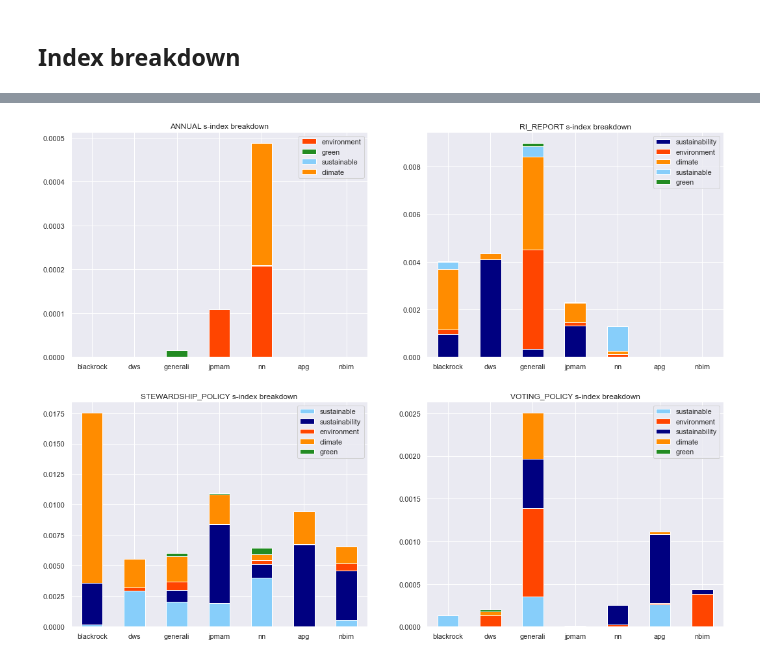
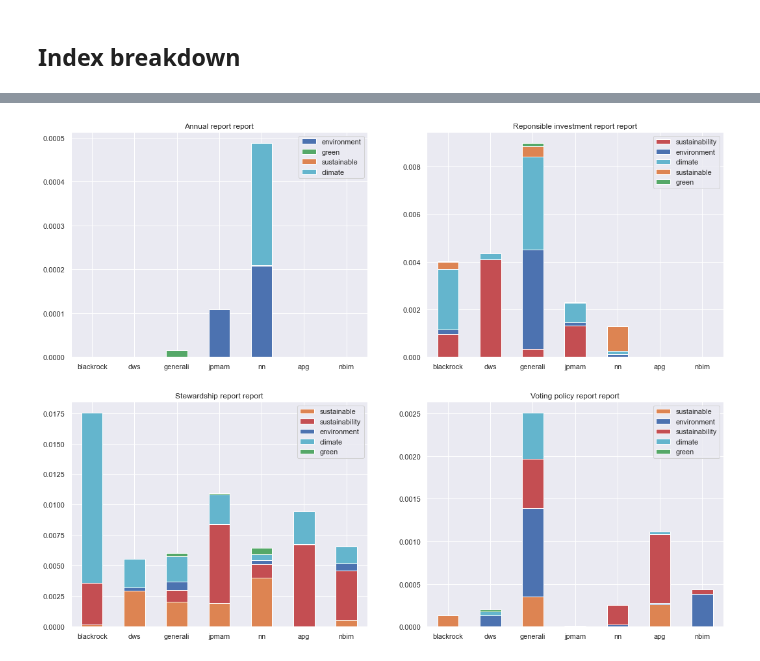
Before and after one commit to NoFishLikeIan/nlp-financial-env, a Jupyter notebook: saliency/saliency.ipynb, the cells around one changed output, grey strips where cells are left out. Saved outputs shown, nothing was run; the diff lists cells and outputs as text; code cells hidden in the pictures.

```diff
--- a/saliency/saliency.ipynb
+++ b/saliency/saliency.ipynb
@@ -116,9 +115,3 @@ fig.show()
 [figure]
 # %% [markdown]
 ## Sustainable index, data extraction
-# %%
-sustainable_words = [
-    "climate", "green",
-    "sustainable", "sustainability",
-    "environment", "environmental"
-]
@@ -176,8 +182,7 @@ total_df = df.swaplevel().loc["s-index"]
 fig, ax = plt.subplots()
 
 total_df.plot.bar(rot=0, ax=ax)
-ax.set_title("s-index by company and report")
+ax.set_xticklabels(report_names)
 
-fig.show()
-# fig.savefig("../plots/saliencies/sustainable_saliency.svg")
+fig.savefig("../plots/broad_sustainable_saliency.pdf", dpi = 250)
 # %% [output]
@@ -185,2 +190,21 @@ fig.show()
 # %% [markdown]
 ## Index breakdown
+# %%
+word_map = [
+    "environment",
+    "green",
+    "sustainable",
+    "sustainability",
+    "climate",
+]
+
+pal = sns.color_palette("deep")
+
+colors = {
+    "environment": pal[0],
+    "green": pal[2],
+    "sustainable": pal[1],
+    "sustainability": pal[3],
+    "climate": pal[-1]
+}
+sns.color_palette("deep")
@@ -187,24 +222,15 @@ fig.show()
 # %%
 fig, axes = plt.subplots(2, 2, figsize=(18, 14))
 
-colors = {
-    "environment": "orangered",
-    "green": "forestgreen",
-    "sustainable": "lightskyblue",
-    "sustainability": "navy",
-    "climate": "darkorange",
-
-}
 
 for i, ax in enumerate(axes.flat):
     group = groups[i]
     group_df = df.loc[group].iloc[df.loc[group].index != "s-index"]
 
-    group_df.T.plot(kind='bar', stacked=True, ax = ax, rot = 0, color=colors)
-    ax.set_title(f"{group} s-index breakdown")
+    group_df.T.plot(kind='bar', stacked=True, ax = ax, rot = 0, color = colors)
+    ax.set_title(f"{report_names[i]} report")
 
 
-fig.show()
-# fig.savefig("../plots/saliencies/breakdown.svg")
+fig.savefig("../plots/broad_breakdown.pdf", dpi = 250)
 # %% [output]
-[figure, old version]
+[figure, new version]
```
Also changed, not shown: parts of 11 cells of this notebook, 5 other files.
